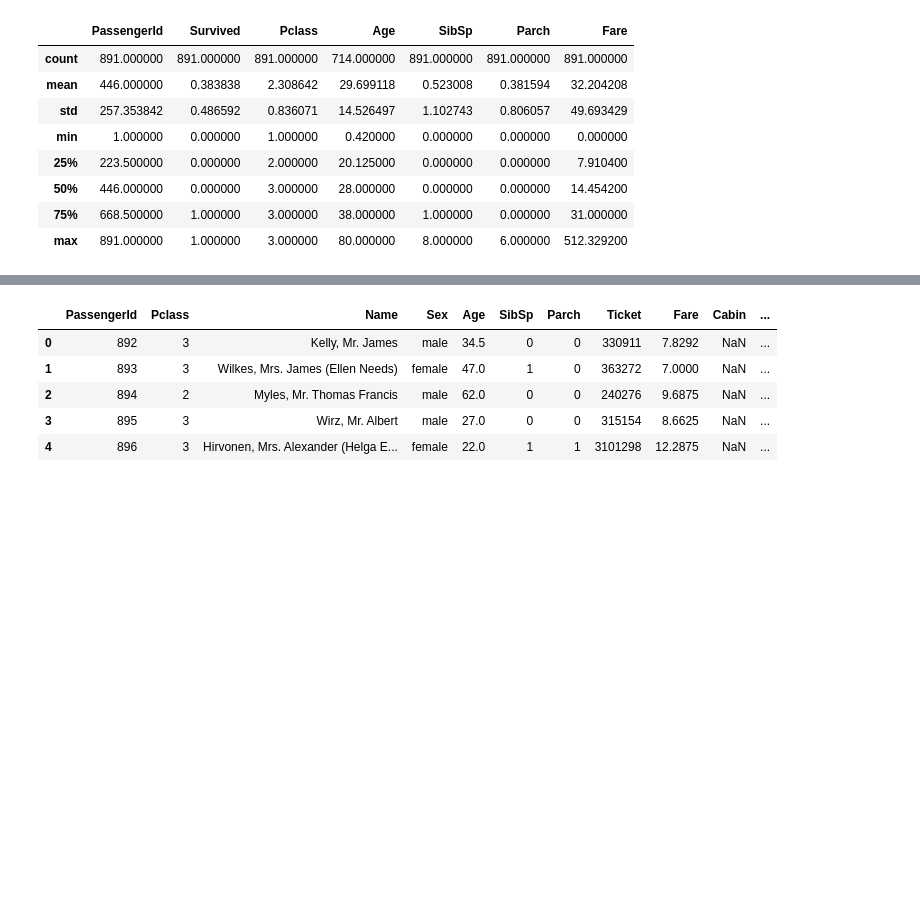
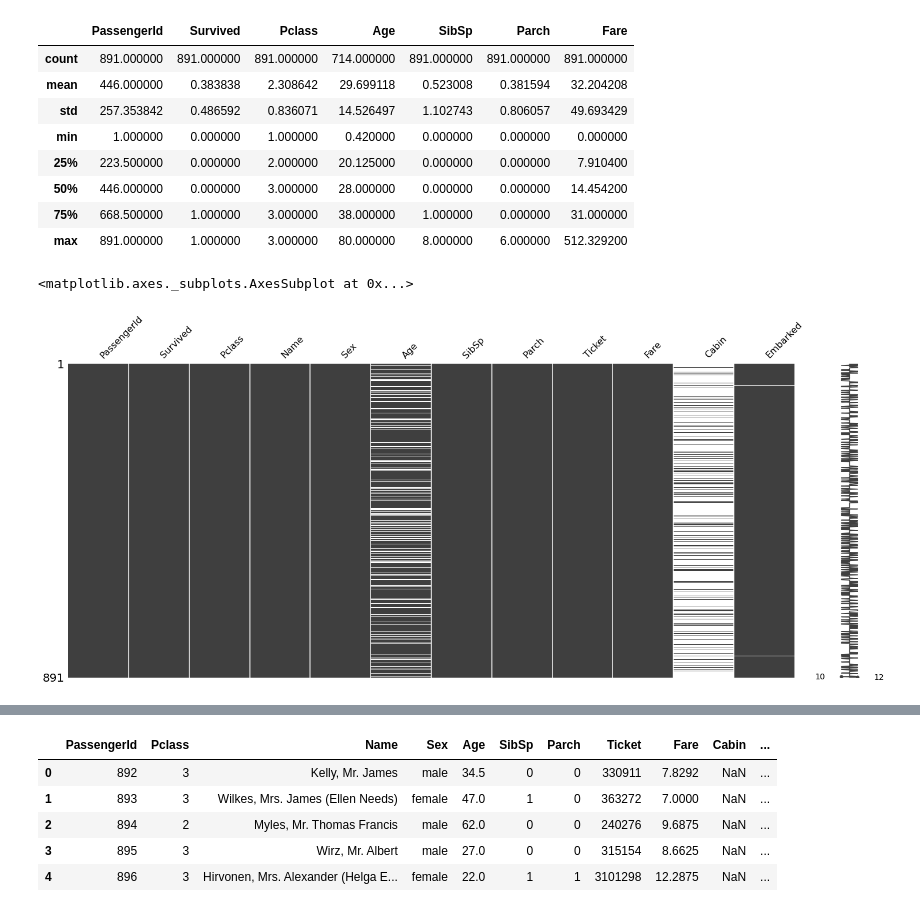
Before and after one commit to marcinszulczyk/kaggle_titanic_solution, a Jupyter notebook: kaggle_titanic_solution.ipynb, the cells around one changed output, grey strips where cells are left out. Drawn from its saved outputs; the diff is of its cells as text; code cells hidden in the pictures; blank space fills up the shorter version.

```diff
--- a/kaggle_titanic_solution.ipynb
+++ b/kaggle_titanic_solution.ipynb
@@ -67,3 +214,8 @@ df_train.describe()
 | 50% | 446.000000 | 0.000000 | 3.000000 | 28.000000 | 0.000000 | 0.000000 | 14.454200 |
 | 75% | 668.500000 | 1.000000 | 3.000000 | 38.000000 | 1.000000 | 0.000000 | 31.000000 |
 | max | 891.000000 | 1.000000 | 3.000000 | 80.000000 | 8.000000 | 6.000000 | 512.329200 |
+# %%
+missingno.matrix(df_train)
+# %% [output]
+<matplotlib.axes._subplots.AxesSubplot at 0x...>
+[figure, added]
```
Also changed, not shown: parts of 14 cells of this notebook.
